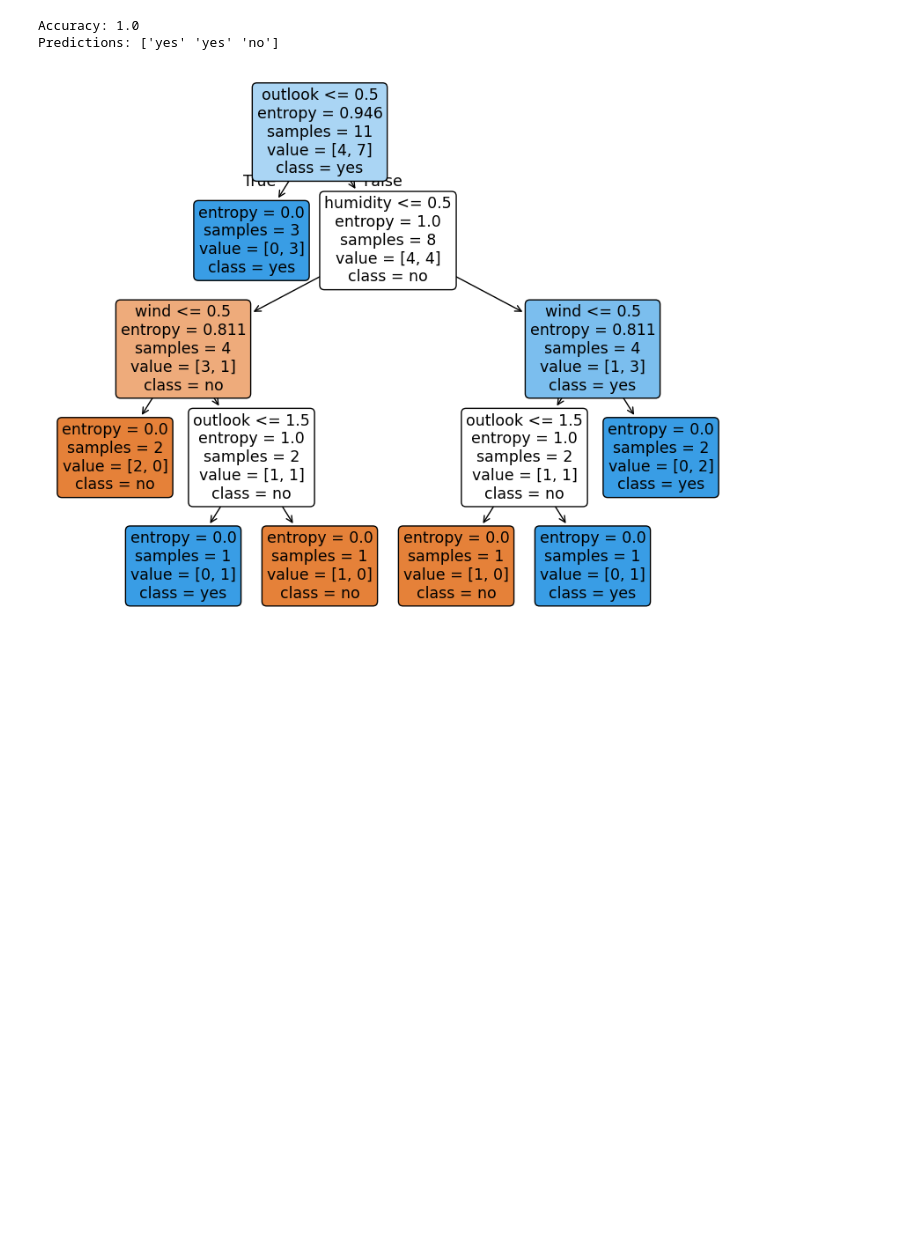
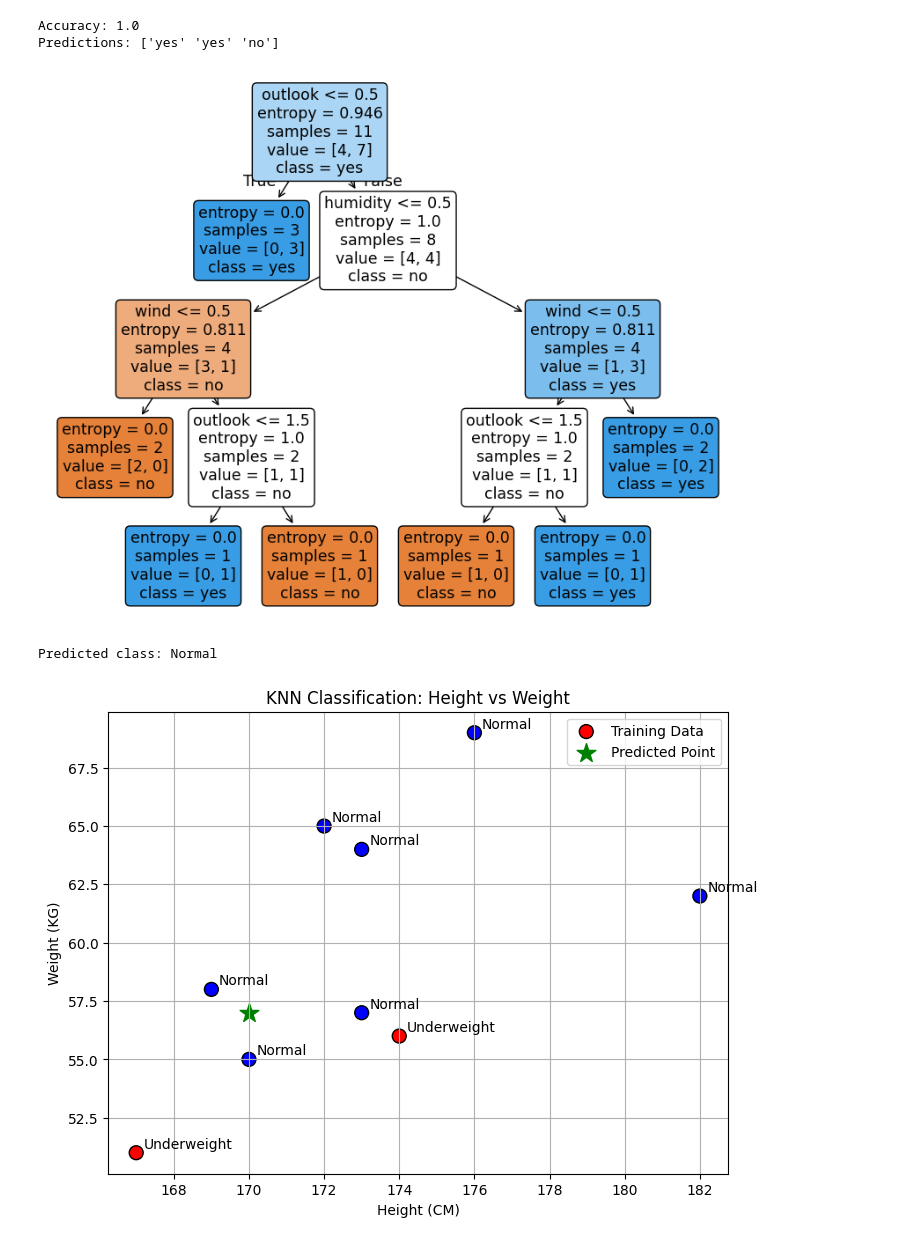
Before and after one commit to YasinMHussain/PythonPandas, a Jupyter notebook: chapter_appendix-tools-for-deep-learning/jupyter.ipynb, the cells around one changed output. Saved outputs shown, nothing was run; the diff lists cells and outputs as text; code cells hidden in the pictures; blank space fills up the shorter version.

```diff
--- a/chapter_appendix-tools-for-deep-learning/jupyter.ipynb
+++ b/chapter_appendix-tools-for-deep-learning/jupyter.ipynb
@@ -56,3 +55,59 @@ plt.show()
 Accuracy: 1.0
 Predictions: ['yes' 'yes' 'no']
 [figure]
+# %%
+#KNN
+import numpy as np
+import matplotlib.pyplot as plt
+from sklearn.neighbors import KNeighborsClassifier
+
+# Prepare dataset: Height (cm), Weight (kg), Class (0=Underweight, 1=Normal)
+X = np.array([
+    [167, 51],
+    [182, 62],
+    [176, 69],
+    [173, 64],
+    [172, 65],
+    [174, 56],
+    [169, 58],
+    [173, 57],
+    [170, 55]
+])
+y = np.array([0, 1, 1, 1, 1, 0, 1, 1, 1])
+
+# Fit KNN model (k=3)
+knn = KNeighborsClassifier(n_neighbors=3)
+knn.fit(X, y)
+
+# Predict for new data point
+new_point = np.array([[170, 57]])
+pred = knn.predict(new_point)[0]
+
+labels = {0: 'Underweight', 1: 'Normal'}
+print(f"Predicted class: {labels[pred]}")
+
+# Visualization
+plt.figure(figsize=(8,6))
+
+# Plot training points
+colors = ['blue' if label == 1 else 'red' for label in y]
+plt.scatter(X[:,0], X[:,1], c=colors, s=100, edgecolors='k', label='Training Data')
+
+# Plot new point
+plt.scatter(new_point[0,0], new_point[0,1], c='green', s=200, marker='*', label='Predicted Point')
+
+
+
+ # Annotate datapoints
+for i, txt in enumerate(y):
+    plt.annotate(labels[txt], (X[i,0]+0.2, X[i,1]+0.2))
+
+plt.xlabel("Height (CM)")
+plt.ylabel("Weight (KG)")
+plt.title("KNN Classification: Height vs Weight")
+plt.legend()
+plt.grid(True)
+plt.show()
+# %% [output]
+Predicted class: Normal
+[figure, added]
```
Also changed, not shown: parts of 6 cells of this notebook.
